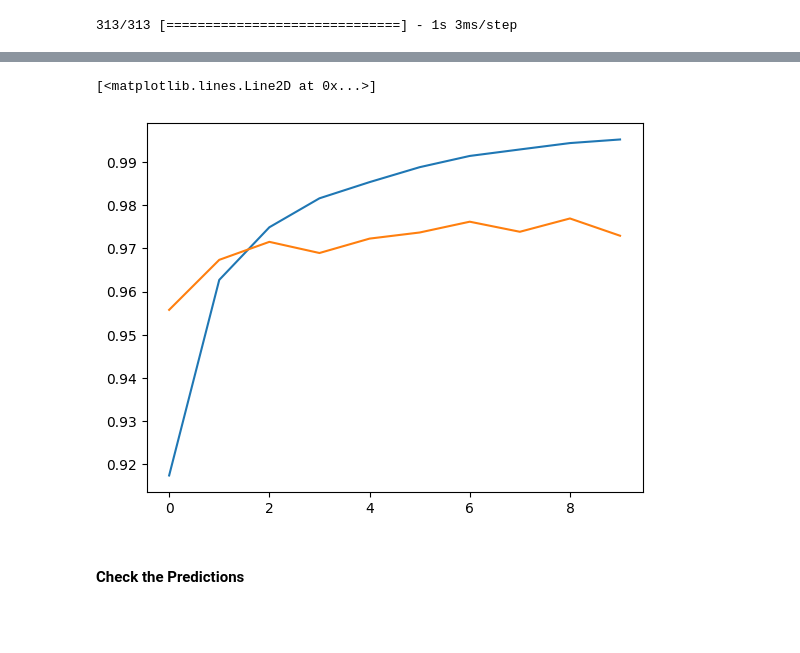
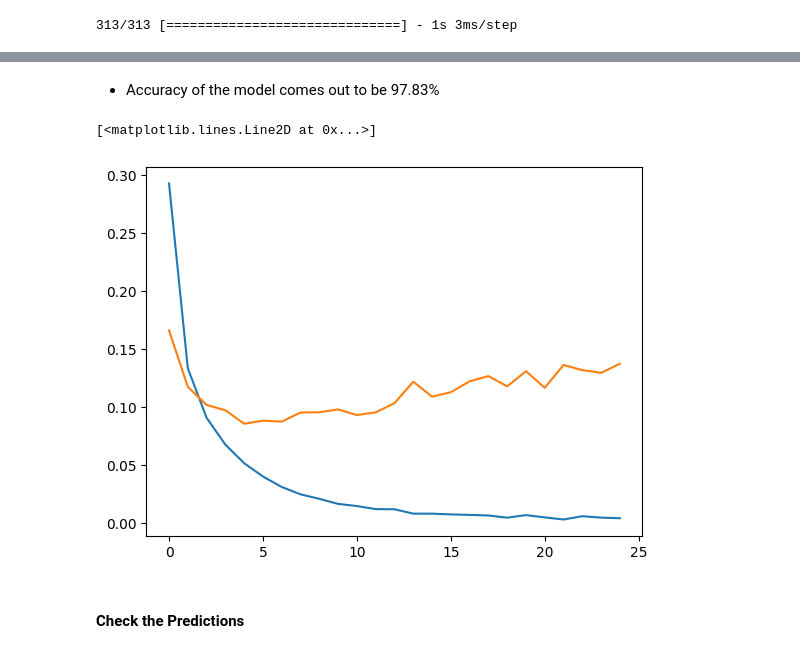
Before and after one commit to MOHIT282/Number-Recoginition-System, a Jupyter notebook: Number Recognition System.ipynb, the cells around one changed output, grey strips where cells are left out. Drawn from its saved outputs; the diff is of its cells as text; code cells hidden in the pictures; blank space fills up the shorter version.

```diff
--- a/Number Recognition System.ipynb
+++ b/Number Recognition System.ipynb
@@ -116,2 +115,0 @@ model.compile(loss='sparse_categorical_crossentropy', optimizer='Adam', metrics=
-# %%
-ann_model = model.fit(x_train, y_train, epochs=10, validation_split=0.2)
@@ -138,0 +116,2 @@ Epoch 10/10
+# %%
+ann_model2 = model.fit(x_train, y_train, epochs=25, validation_split=0.2)
@@ -163,9 +150,11 @@ plt.plot(ann_model.history['val_loss'])
-# %%
-plt.plot(ann_model.history['accuracy'])
-plt.plot(ann_model.history['val_accuracy'])
-# %% [output]
-[<matplotlib.lines.Line2D at 0x...>]
-[figure, removed]
+# %% [markdown]
+- Accuracy of the model comes out to be 97.83%
+# %%
+plt.plot(ann_model2.history['loss'])
+plt.plot(ann_model2.history['val_loss'])
+# %% [output]
+[<matplotlib.lines.Line2D at 0x...>]
+[figure, added]
 # %% [markdown]
 #### Check the Predictions
 # %%
```
Also changed, not shown: parts of 21 cells of this notebook.
